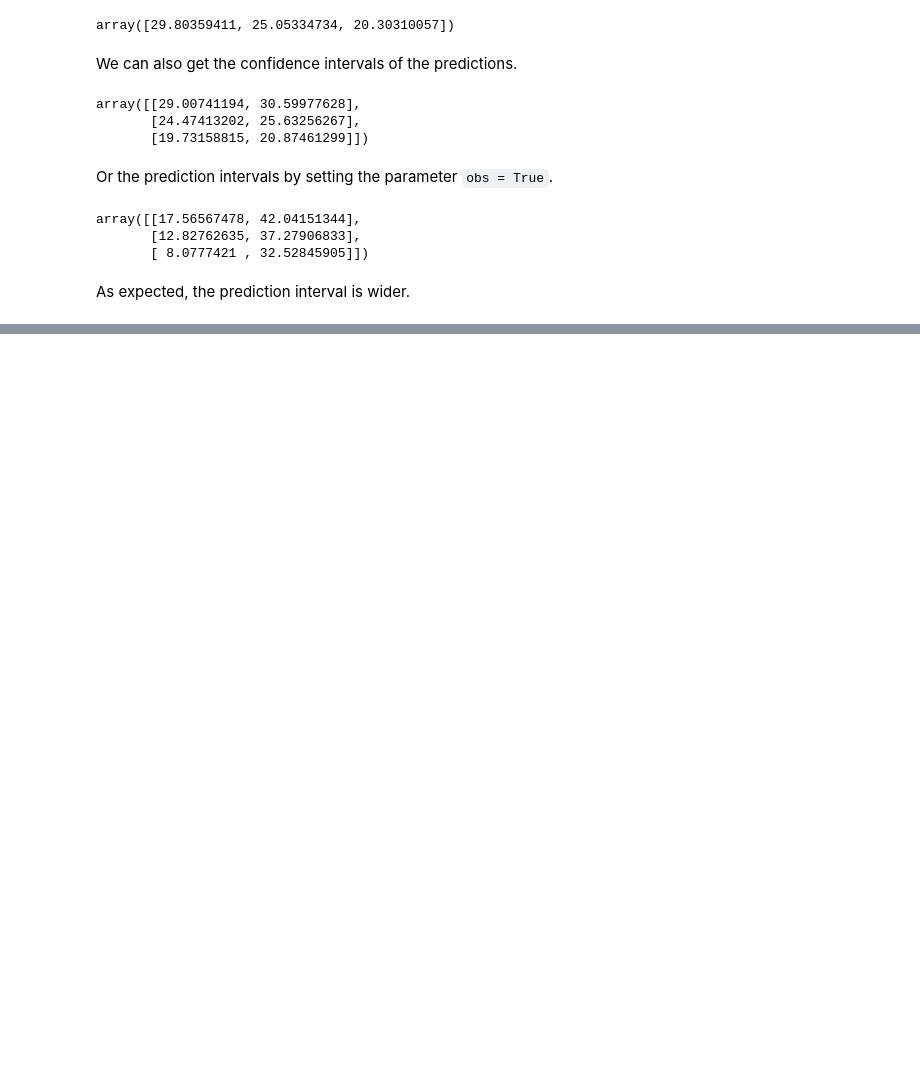
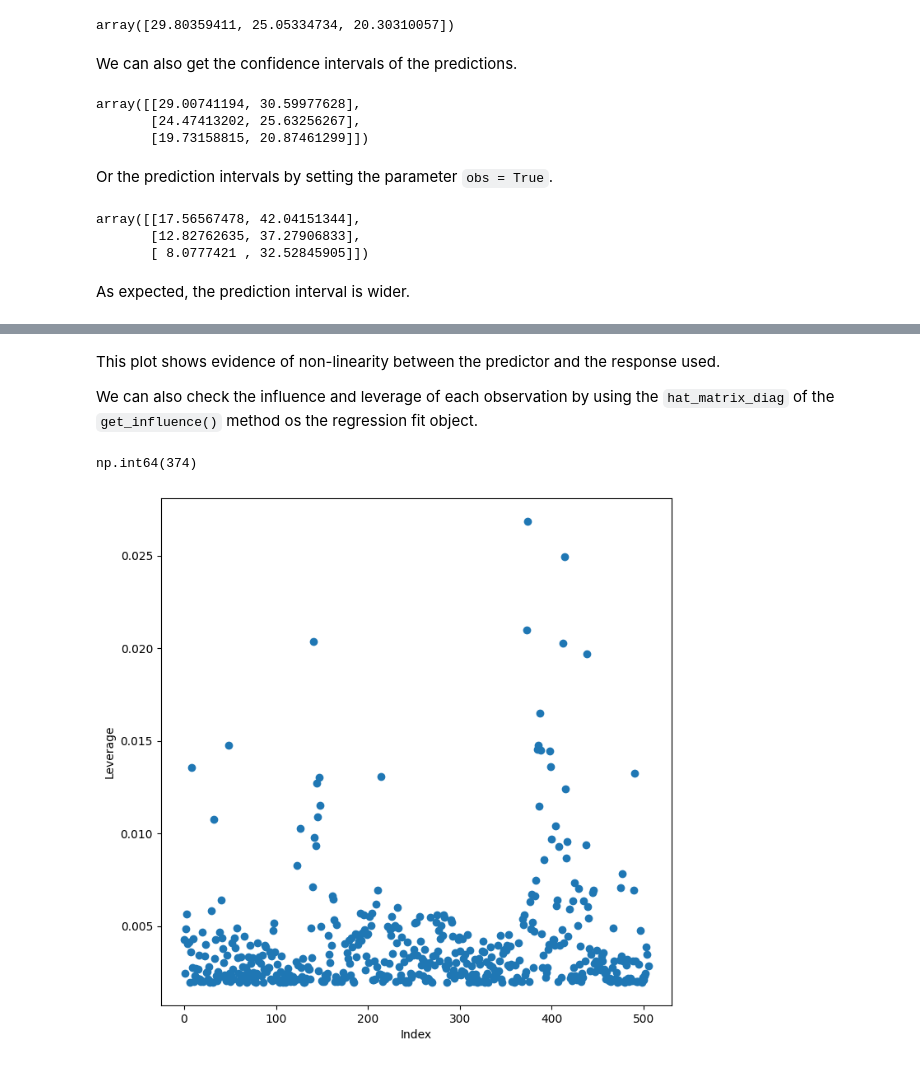
Before and after one commit to lucasiuri/ISLP_solutions, a Jupyter notebook: 3 - Linear Regression/ch3_lab.ipynb, the cells around one changed output, grey strips where cells are left out. Cells and saved outputs as stored; diff of their text form; code cells hidden in the pictures; blank space fills up the shorter version.

```diff
--- a/3 - Linear Regression/ch3_lab.ipynb
+++ b/3 - Linear Regression/ch3_lab.ipynb
@@ -233,0 +266,14 @@ As expected, the prediction interval is wider.
+# %% [markdown]
+This plot shows evidence of non-linearity between the predictor and the response used.
+
+We can also check the influence and leverage of each observation by using the `hat_matrix_diag` of the `get_influence()` method os the regression fit object.
+# %%
+infl = results.get_influence()
+ax = subplots(figsize=(8,8))[1]
+ax.scatter(np.arange(X.shape[0]), infl.hat_matrix_diag)
+ax.set_xlabel('Index')
+ax.set_ylabel('Leverage')
+np.argmax(infl.hat_matrix_diag) # get the index of the observation with greatest leverage
+# %% [output]
+np.int64(374)
+[figure, added]
```
Also changed, not shown: parts of 9 cells of this notebook.
